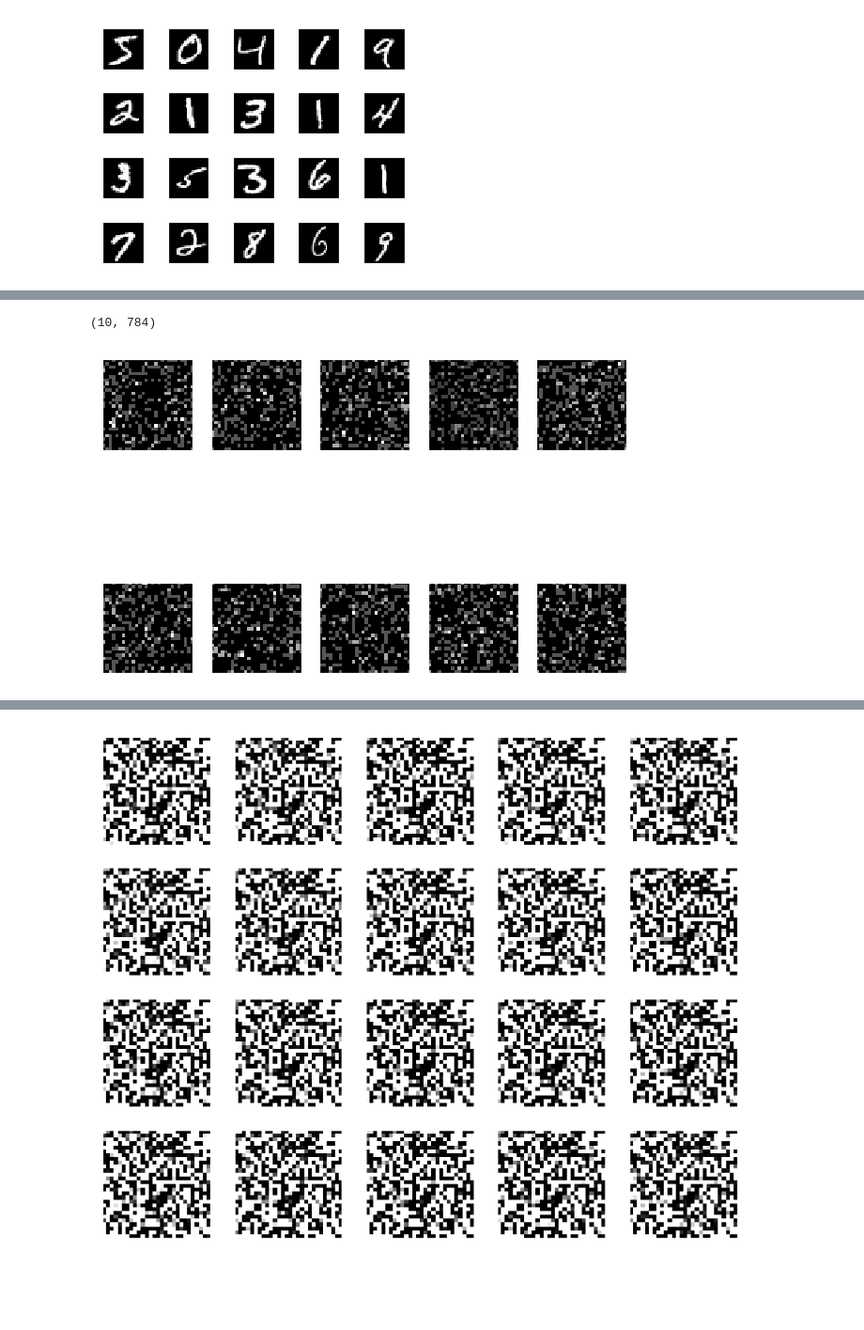
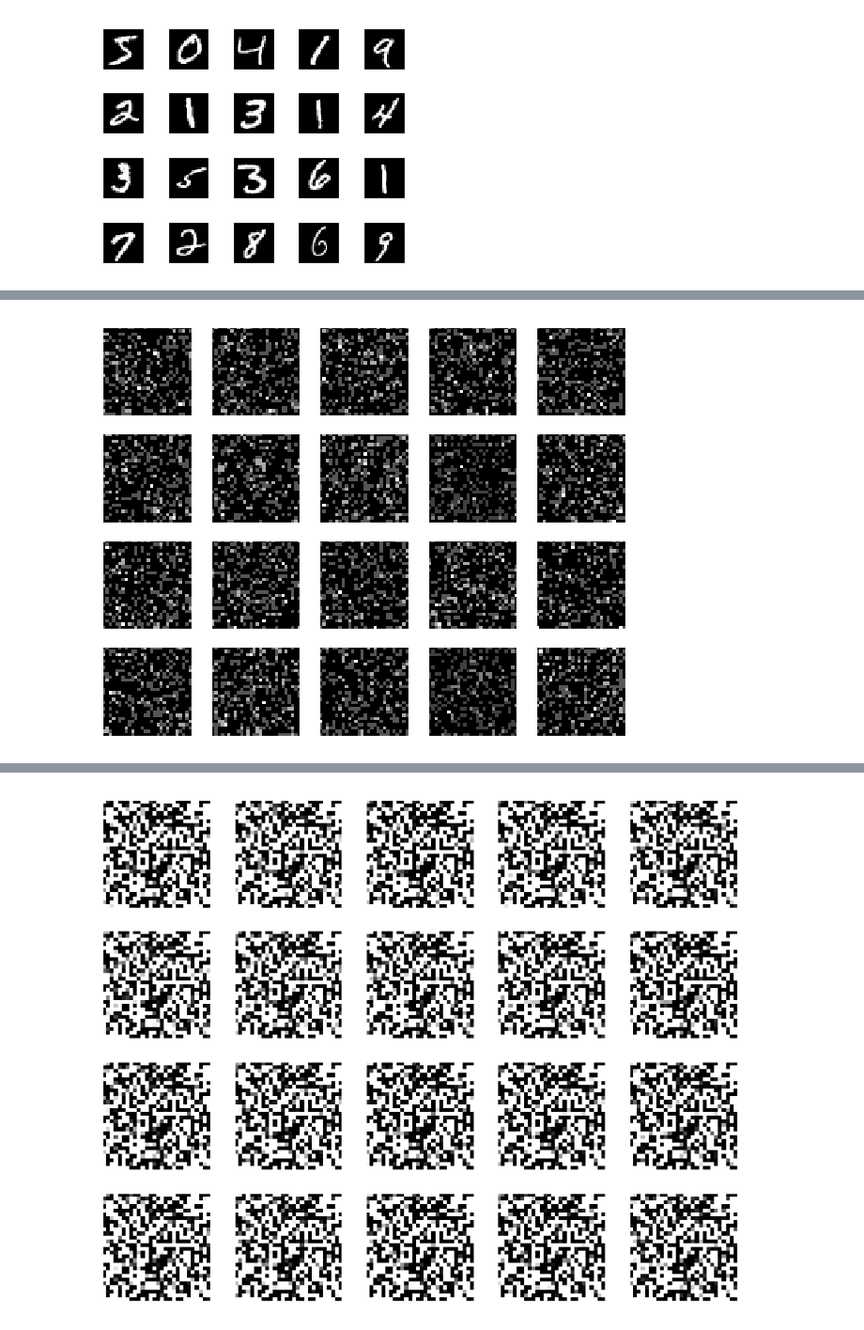
Before and after one commit to Jizhongpeng/2d_image_gans, a Jupyter notebook: mnist_gan.py.ipynb, the cells around one changed output, grey strips where cells are left out. Shown at 94% size. Drawn from its saved outputs; the diff is of its cells as text; code cells hidden in the pictures; blank space fills up the shorter version.

```diff
--- a/mnist_gan.py.ipynb
+++ b/mnist_gan.py.ipynb
@@ -245,26 +175,20 @@ def deprocess(x):
     x = np.uint8(x)
     x = x.reshape(28, 28)
     return x
-# %%
-# deprocessing test
-test = sample_Z(10,784)
-
-new_test = preprocess(test)
-print(new_test.shape)
-# %% [output]
-(10, 784)
 # %%
-# deprocessing output
+# deprocessing output test
+deprocess_test = sample_Z(20,784)
+deprocess_test = preprocess(deprocess_test)
 plt.figure(figsize=(10,8))
-for i in range(10):
-    img = deprocess(new_test[i])
-    plt.subplot(2, 5, i+1)
+for i in range(20):
+    img = deprocess(deprocess_test[i])
+    plt.subplot(4, 5, i+1)
     plt.imshow(img, cmap='gray')
     plt.xticks([])
     plt.yticks([])
 plt.show()
 # %% [output]
-[figure, old version]
+[figure, new version]
 # %%
 # creating labels for the data
 def make_labels(rows):
```
Also changed, not shown: parts of 9 cells of this notebook.
